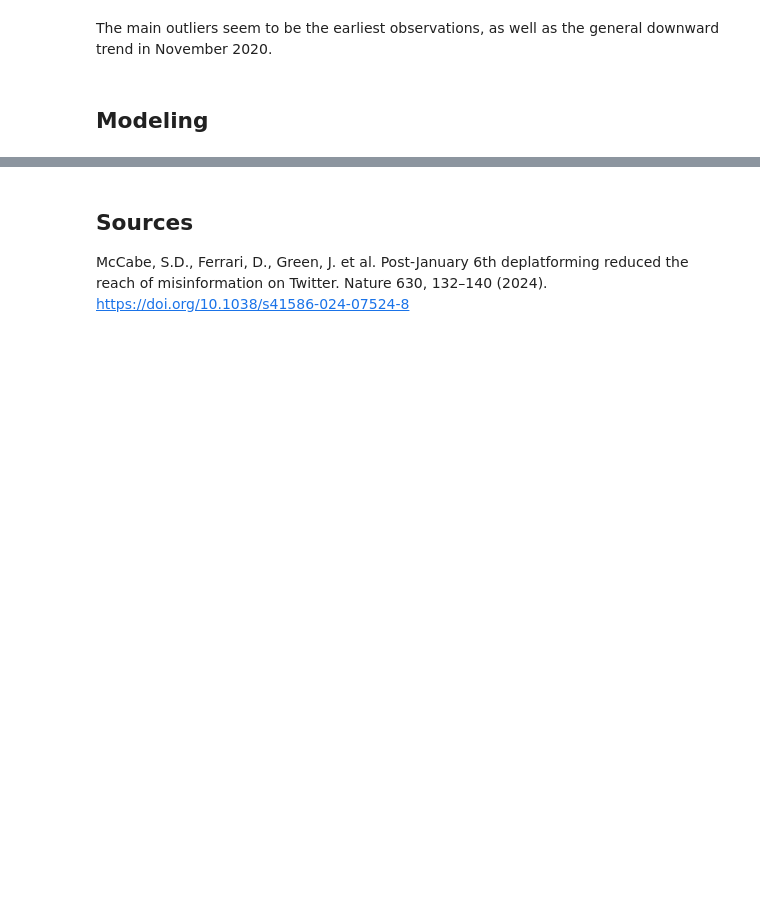
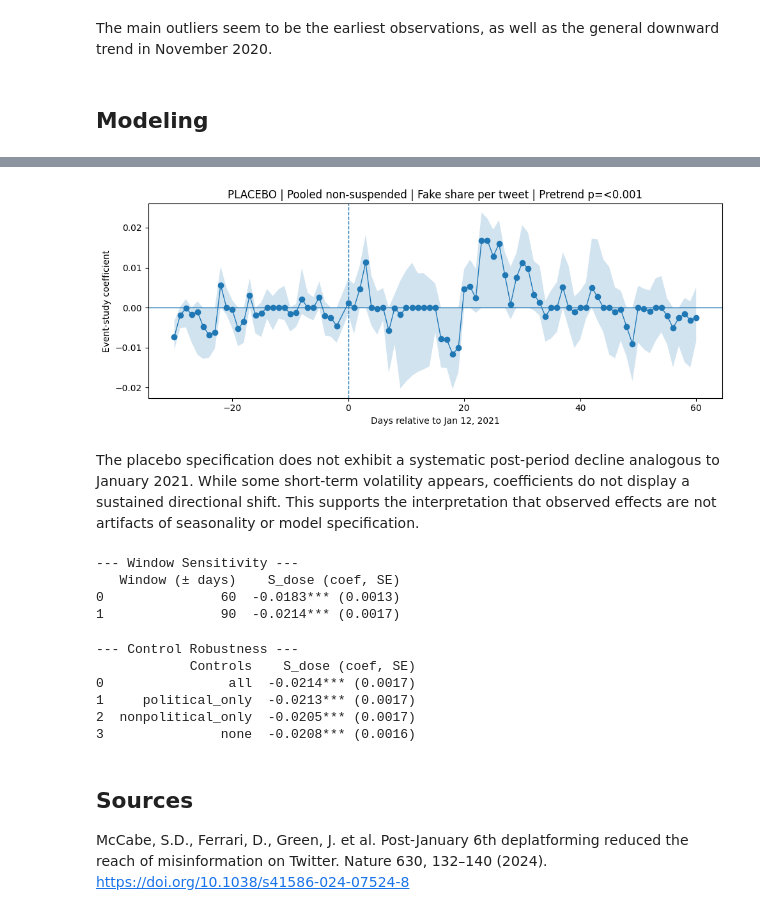
Before and after one commit to emeliasprott/twitter_misinformation, a Jupyter notebook: cleaned-project-2.ipynb, the cells around one changed output, grey strips where cells are left out. Saved outputs shown, nothing was run; the diff lists cells and outputs as text; code cells hidden in the pictures; blank space fills up the shorter version.

```diff
--- a/cleaned-project-2.ipynb
+++ b/cleaned-project-2.ipynb
@@ -594,3 +1131,30 @@ plt.show()
+# %%
+_ = run_placebo(wide)
+# %% [output]
+[figure, added]
+# %% [markdown]
+The placebo specification does not exhibit a systematic post-period decline analogous to January 2021. While some short-term volatility appears, coefficients do not display a sustained directional shift.
+This supports the interpretation that observed effects are not artifacts of seasonality or model specification.
+# %%
+table3 = make_table_3_window_sensitivity()
+print("\n--- Window Sensitivity ---")
+print(table3)
+# %% [output]
+--- Window Sensitivity ---
+   Window (± days)    S_dose (coef, SE)
+0               60  -0.0183*** (0.0013)
+1               90  -0.0214*** (0.0017)
+# %%
+table4 = make_table_4_control_robustness(w)
+print("\n--- Control Robustness ---")
+print(table4)
+# %% [output]
+--- Control Robustness ---
+            Controls    S_dose (coef, SE)
+0                all  -0.0214*** (0.0017)
+1     political_only  -0.0213*** (0.0017)
+2  nonpolitical_only  -0.0205*** (0.0017)
+3               none  -0.0208*** (0.0016)
 # %% [markdown]
 ## Sources
 McCabe, S.D., Ferrari, D., Green, J. et al. Post-January 6th deplatforming reduced the reach of misinformation on Twitter. Nature 630, 132–140 (2024). https://doi.org/10.1038/s41586-024-07524-8
```
Also changed, not shown: parts of 41 cells of this notebook.
